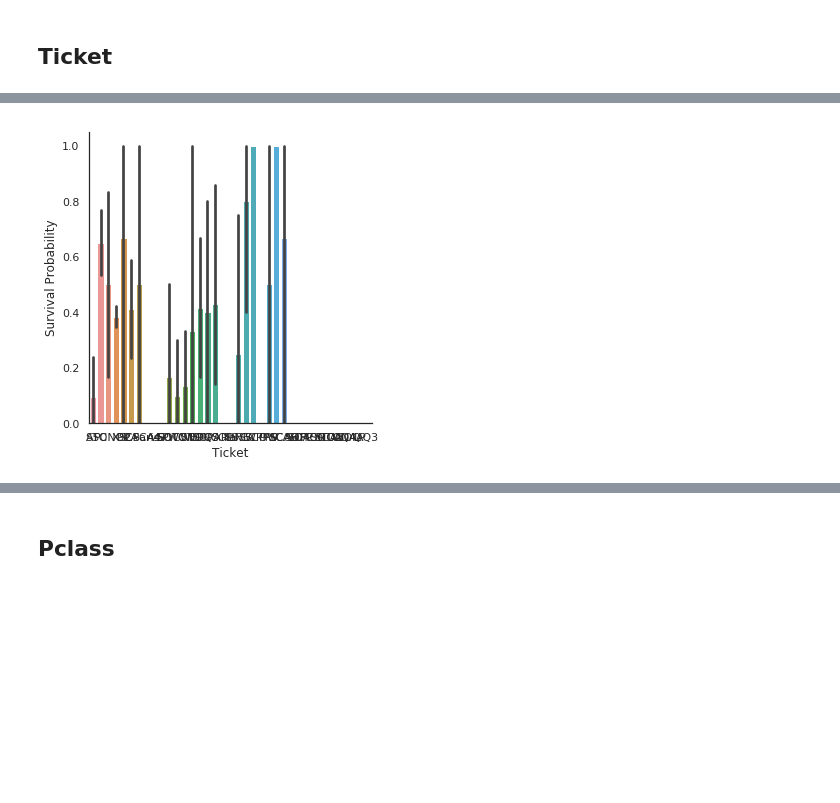
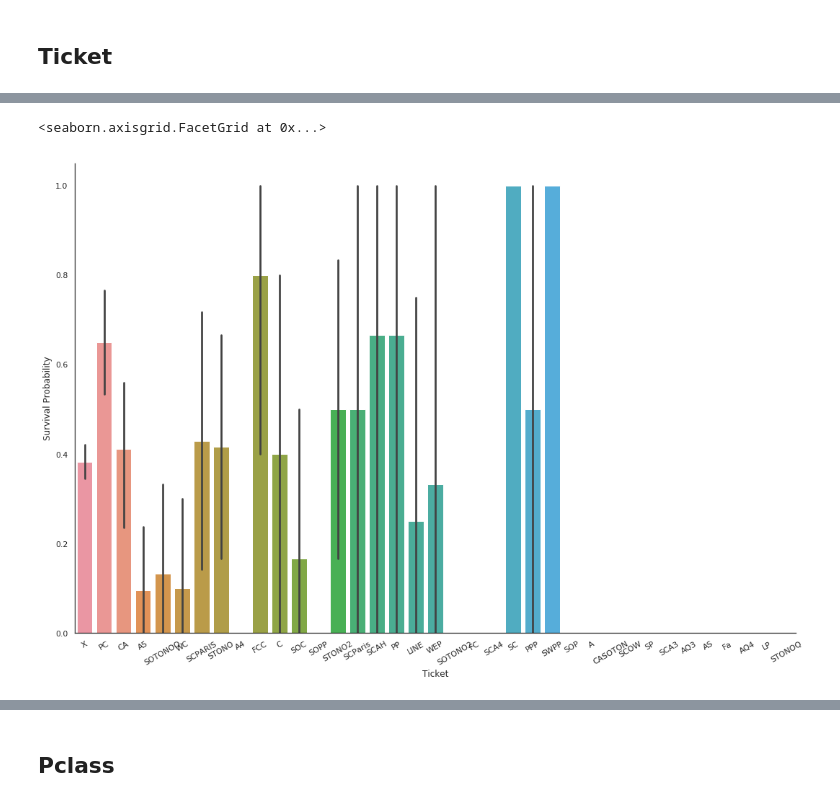
Before and after one commit to yuki678/kaggle, a Jupyter notebook: Titanic/Titanic Ensemble Model Test.ipynb, the cells around one changed output, grey strips where cells are left out. Drawn from its saved outputs; the diff is of its cells as text; code cells hidden in the pictures; blank space fills up the shorter version.

```diff
--- a/Titanic/Titanic Ensemble Model Test.ipynb
+++ b/Titanic/Titanic Ensemble Model Test.ipynb
@@ -511,6 +511,9 @@ g = g.set_ylabels("Survival Probability")
 * Cabin B, C, D, E and F  has higher survival rate than X, so anyway keep this feature
 # %%
 dataset = pd.get_dummies(dataset, columns=["Cabin"], prefix="Cabin")
+# %%
+# Drop G and T
+dataset.drop(labels = ["Cabin_G", "Cabin_T"], axis=1, inplace=True)
 # %% [markdown]
 ## Ticket
 # %%
@@ -568,5 +582,8 @@ g = sns.countplot(dataset["Ticket"])
 # %%
-g = sns.factorplot(y="Survived",x="Ticket",data=dataset,kind="bar")
+# Check the probability per prefix
+g = sns.factorplot(y="Survived", x="Ticket", data=dataset, kind="bar", height=10, aspect=1.5, order=dataset['Ticket'].value_counts().index)
 g = g.set_ylabels("Survival Probability")
+g.set_xticklabels(rotation=30)
 # %% [output]
+<seaborn.axisgrid.FacetGrid at 0x...>
-[figure, old version]
+[figure, new version]
```
Also changed, not shown: parts of 32 cells of this notebook.
